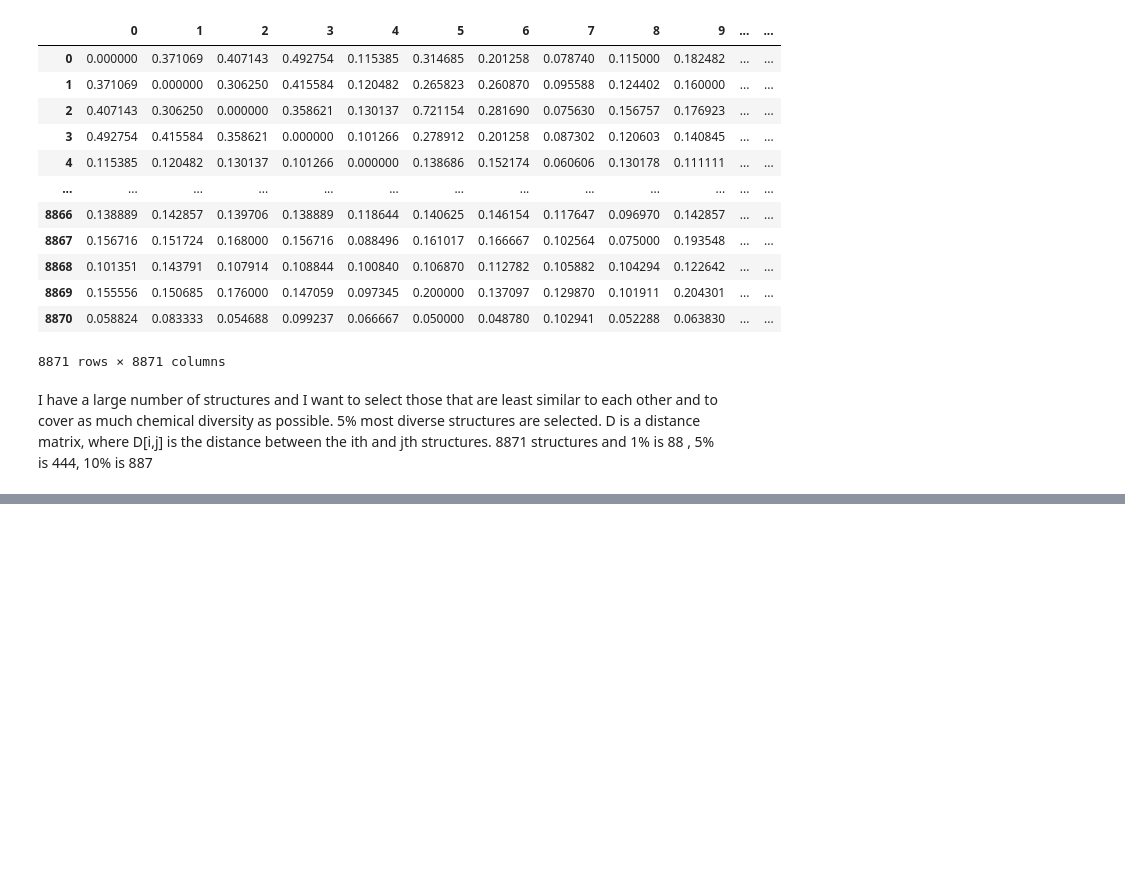
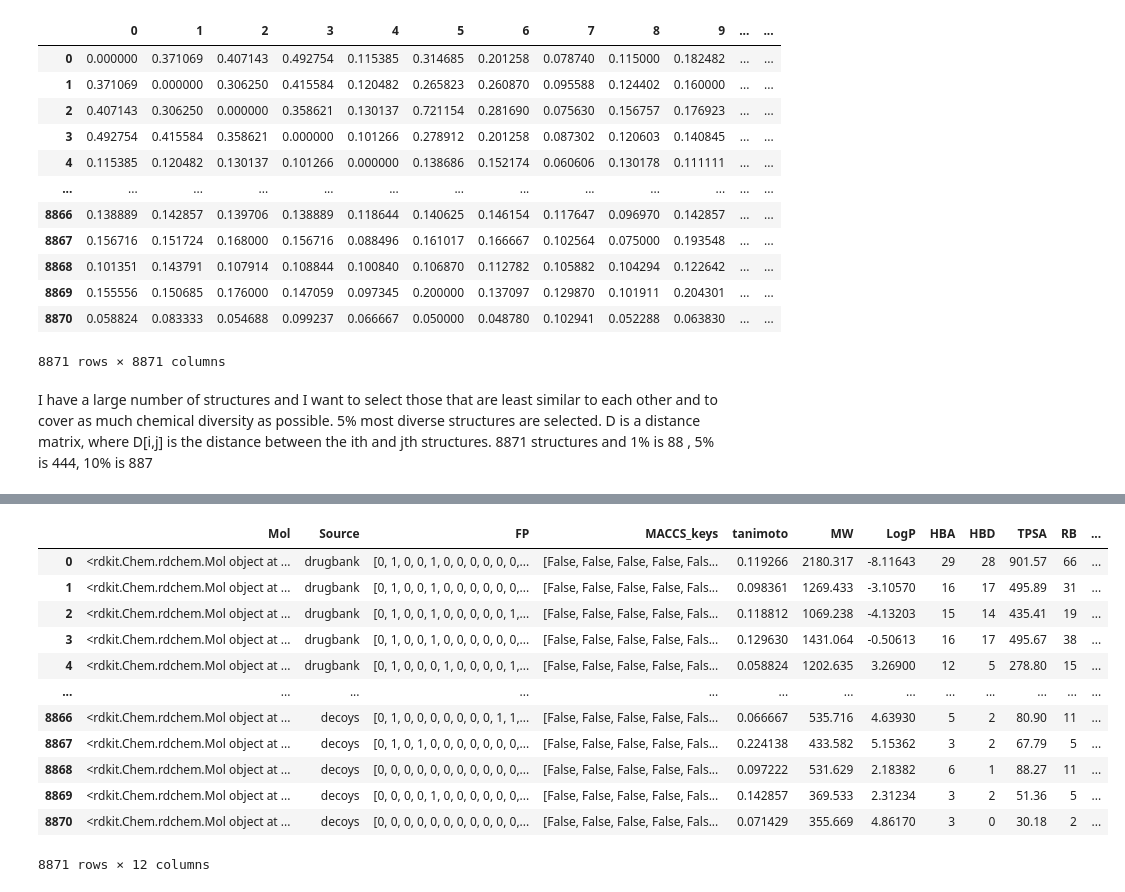
Before and after one commit to lich-uct/cdd2023, a Jupyter notebook: fulopj/jp_ntb/cdd_8.ipynb, the cells around one changed output, grey strips where cells are left out. Saved outputs shown, nothing was run; the diff lists cells and outputs as text; code cells hidden in the pictures; blank space fills up the shorter version.

```diff
--- a/fulopj/jp_ntb/cdd_8.ipynb
+++ b/fulopj/jp_ntb/cdd_8.ipynb
@@ -225,0 +332,16 @@ df_most_diverse
+# %%
+df
+# %% [output]
+|  | Mol | Source | FP | MACCS_keys | tanimoto | MW | LogP | HBA | HBD | TPSA | RB | ... |
+| 0 | <rdkit.Chem.rdchem.Mol object at ... | drugbank | [0, 1, 0, 0, 1, 0, 0, 0, 0, 0, 0,... | [False, False, False, False, Fals... | 0.119266 | 2180.317 | -8.11643 | 29 | 28 | 901.57 | 66 | ... |
+| 1 | <rdkit.Chem.rdchem.Mol object at ... | drugbank | [0, 1, 0, 0, 1, 0, 0, 0, 0, 0, 0,... | [False, False, False, False, Fals... | 0.098361 | 1269.433 | -3.10570 | 16 | 17 | 495.89 | 31 | ... |
+| 2 | <rdkit.Chem.rdchem.Mol object at ... | drugbank | [0, 1, 0, 0, 1, 0, 0, 0, 0, 0, 1,... | [False, False, False, False, Fals... | 0.118812 | 1069.238 | -4.13203 | 15 | 14 | 435.41 | 19 | ... |
+| 3 | <rdkit.Chem.rdchem.Mol object at ... | drugbank | [0, 1, 0, 0, 1, 0, 0, 0, 0, 0, 0,... | [False, False, False, False, Fals... | 0.129630 | 1431.064 | -0.50613 | 16 | 17 | 495.67 | 38 | ... |
+| 4 | <rdkit.Chem.rdchem.Mol object at ... | drugbank | [0, 1, 0, 0, 0, 1, 0, 0, 0, 0, 1,... | [False, False, False, False, Fals... | 0.058824 | 1202.635 | 3.26900 | 12 | 5 | 278.80 | 15 | ... |
+| ... | ... | ... | ... | ... | ... | ... | ... | ... | ... | ... | ... | ... |
+| 8866 | <rdkit.Chem.rdchem.Mol object at ... | decoys | [0, 1, 0, 0, 0, 0, 0, 0, 0, 1, 1,... | [False, False, False, False, Fals... | 0.066667 | 535.716 | 4.63930 | 5 | 2 | 80.90 | 11 | ... |
+| 8867 | <rdkit.Chem.rdchem.Mol object at ... | decoys | [0, 1, 0, 1, 0, 0, 0, 0, 0, 0, 0,... | [False, False, False, False, Fals... | 0.224138 | 433.582 | 5.15362 | 3 | 2 | 67.79 | 5 | ... |
+| 8868 | <rdkit.Chem.rdchem.Mol object at ... | decoys | [0, 0, 0, 0, 0, 0, 0, 0, 0, 0, 0,... | [False, False, False, False, Fals... | 0.097222 | 531.629 | 2.18382 | 6 | 1 | 88.27 | 11 | ... |
+| 8869 | <rdkit.Chem.rdchem.Mol object at ... | decoys | [0, 0, 0, 0, 1, 0, 0, 0, 0, 0, 0,... | [False, False, False, False, Fals... | 0.142857 | 369.533 | 2.31234 | 3 | 2 | 51.36 | 5 | ... |
+| 8870 | <rdkit.Chem.rdchem.Mol object at ... | decoys | [0, 0, 0, 0, 0, 0, 0, 0, 0, 0, 0,... | [False, False, False, False, Fals... | 0.071429 | 355.669 | 4.86170 | 3 | 0 | 30.18 | 2 | ... |
+8871 rows × 12 columns
```
Also changed, not shown: parts of 18 cells of this notebook, 1 other file.
